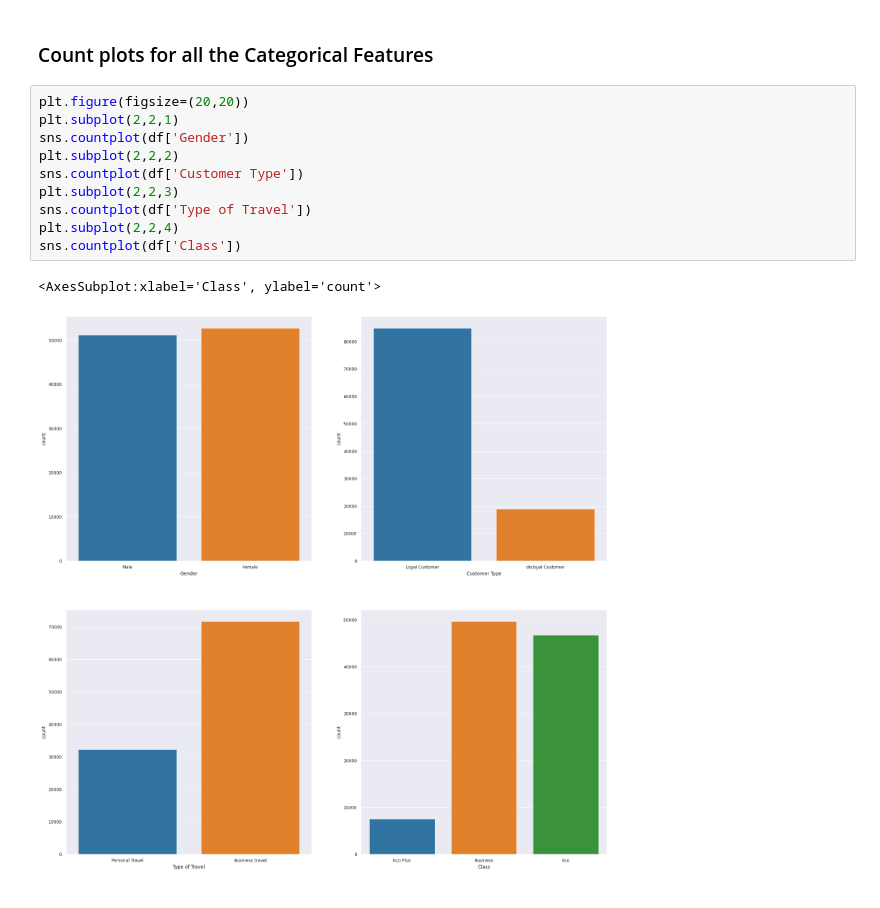
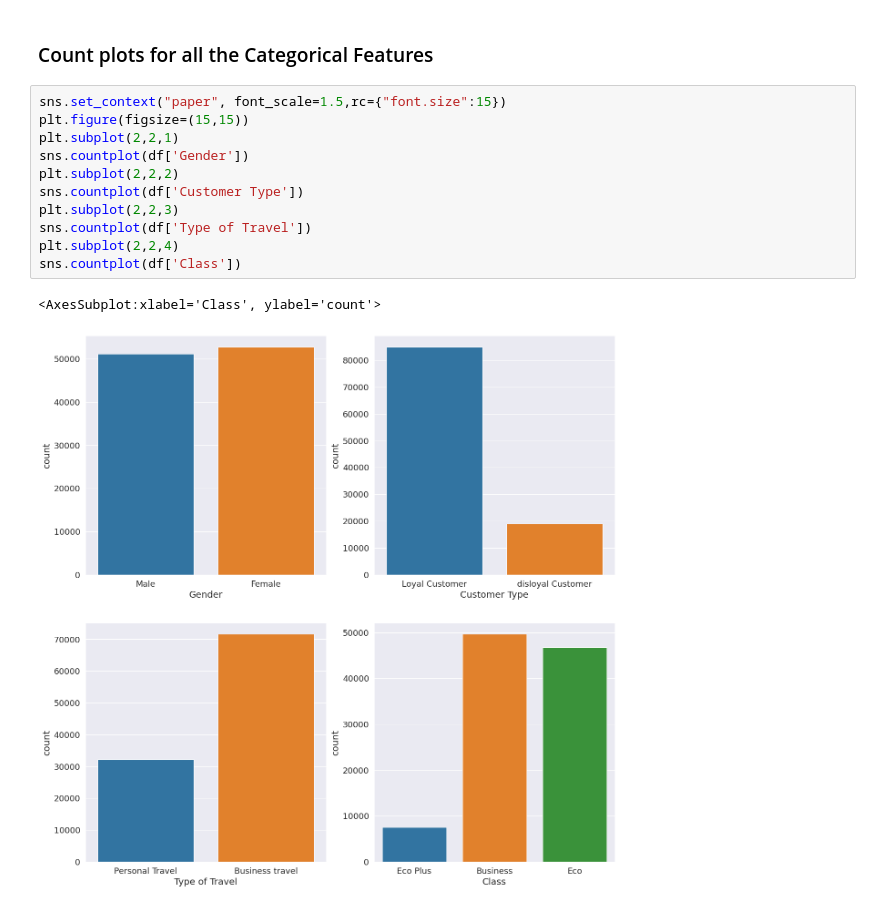
Before and after one commit to bmeghadharsan/19CSE305, a Jupyter notebook: CourseProject/airLinePassenger.ipynb, the cells around one changed output. Saved outputs shown, nothing was run; the diff lists cells and outputs as text.

```diff
--- a/CourseProject/airLinePassenger.ipynb
+++ b/CourseProject/airLinePassenger.ipynb
@@ -182,15 +182,16 @@ sns.distplot(df['Arrival Delay in Minutes'],bins=30)
 # %% [markdown]
 <h3>Count plots for all the Categorical Features</h3>
 # %%
-plt.figure(figsize=(20,20))
+sns.set_context("paper", font_scale=1.5,rc={"font.size":15})
+plt.figure(figsize=(15,15))
 plt.subplot(2,2,1)
 sns.countplot(df['Gender'])
 plt.subplot(2,2,2)
 sns.countplot(df['Customer Type'])
 plt.subplot(2,2,3)
 sns.countplot(df['Type of Travel'])
 plt.subplot(2,2,4)
 sns.countplot(df['Class'])
 # %% [output]
 <AxesSubplot:xlabel='Class', ylabel='count'>
-[figure, old version]
+[figure, new version]
```
Also changed, not shown: 1 other file.
